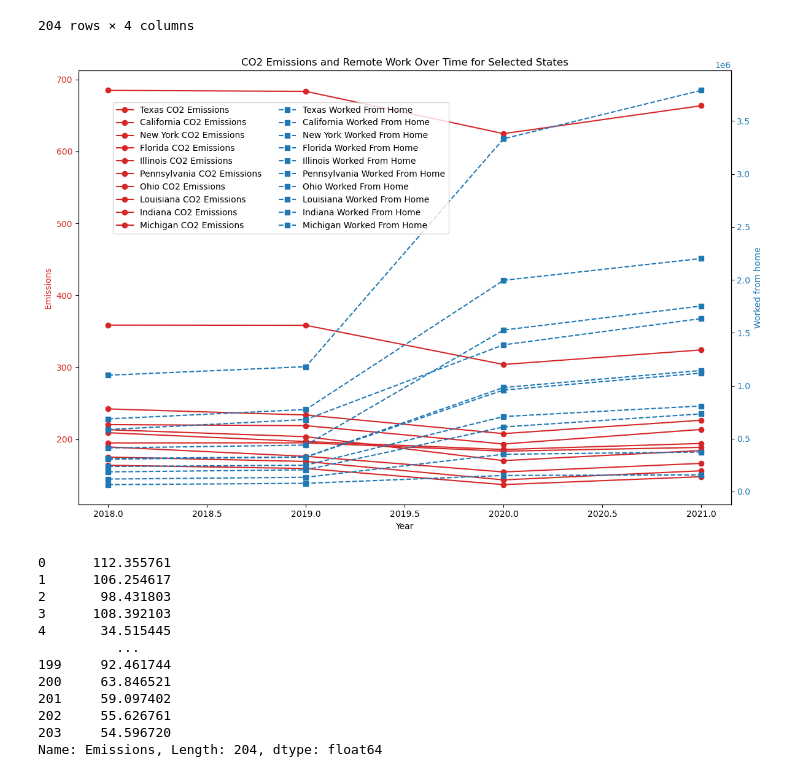
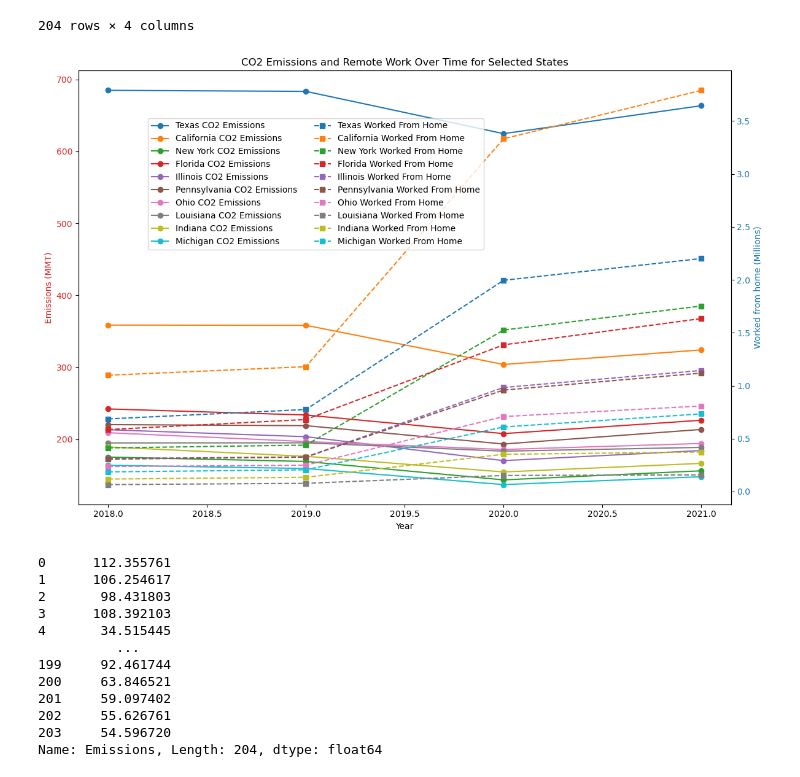
Before and after one commit to NathanYKo/Remote-CO2-Emissions189, a Jupyter notebook: final.ipynb, the cells around one changed output. Cells and saved outputs as stored; diff of their text form; code cells hidden in the pictures.

```diff
--- a/final.ipynb
+++ b/final.ipynb
@@ -429,33 +429,39 @@ merged_data
 # %%
 selected_states = ['Texas', 'California', 'New York', 'Florida', 'Illinois', 'Pennsylvania', 'Ohio', 'Louisiana', 'Indiana', 'Michigan']
 
 fig, ax1 = plt.subplots(figsize=(12, 8))
 
+# Generate a color map
+colors = plt.cm.tab10(np.linspace(0, 1, len(selected_states)))
+
 # Plotting CO2 emissions on the left y-axis
-color = 'tab:red'
 ax1.set_xlabel('Year')
-ax1.set_ylabel('Emissions', color=color)
-for state in selected_states:
+ax1.set_ylabel('Emissions (MMT)', color='tab:red')
+for i, state in enumerate(selected_states):
     state_data = merged_data[merged_data['State'] == state]
-    ax1.plot(state_data['Year'], state_data['Emissions'], color=color, marker='o', label=f'{state} CO2 Emissions')
-ax1.tick_params(axis='y', labelcolor=color)
+    ax1.plot(state_data['Year'], state_data['Emissions'], color=colors[i], marker='o', linestyle='-', label=f'{state} CO2 Emissions')
+ax1.tick_params(axis='y', labelcolor='tab:red')
 
 # Creating a second y-axis for the number of people working from home
 ax2 = ax1.twinx()
-color = 'tab:blue'
-ax2.set_ylabel('Worked from home', color=color)
-for state in selected_states:
+ax2.set_ylabel('Worked from home (Millions)', color='tab:blue')
+for i, state in enumerate(selected_states):
     state_data = merged_data[merged_data['State'] == state]
-    ax2.plot(state_data['Year'], state_data['Worked from home'], color=color, marker='s', linestyle='--', label=f'{state} Worked From Home')
-ax2.tick_params(axis='y', labelcolor=color)
+    ax2.plot(state_data['Year'], state_data['Worked from home'] / 1e6, color=colors[i], marker='s', linestyle='--', label=f'{state} Worked From Home')
+ax2.tick_params(axis='y', labelcolor='tab:blue')
 
-# Adding a title and a legend
+# Adding a title
 plt.title('CO2 Emissions and Remote Work Over Time for Selected States')
+
+# Adding a legend
+lines, labels = ax1.get_legend_handles_labels()
+lines2, labels2 = ax2.get_legend_handles_labels()
+ax2.legend(lines + lines2, labels + labels2, loc='upper left', bbox_to_anchor=(0.1, 0.9), ncol=2)
+
 fig.tight_layout()
-fig.legend(loc="upper left", bbox_to_anchor=(0.1,0.9), ncol=2)
 plt.show()
 # %% [output]
-[figure, old version]
+[figure, new version]
 # %%
 Y
 # %% [output]
```
